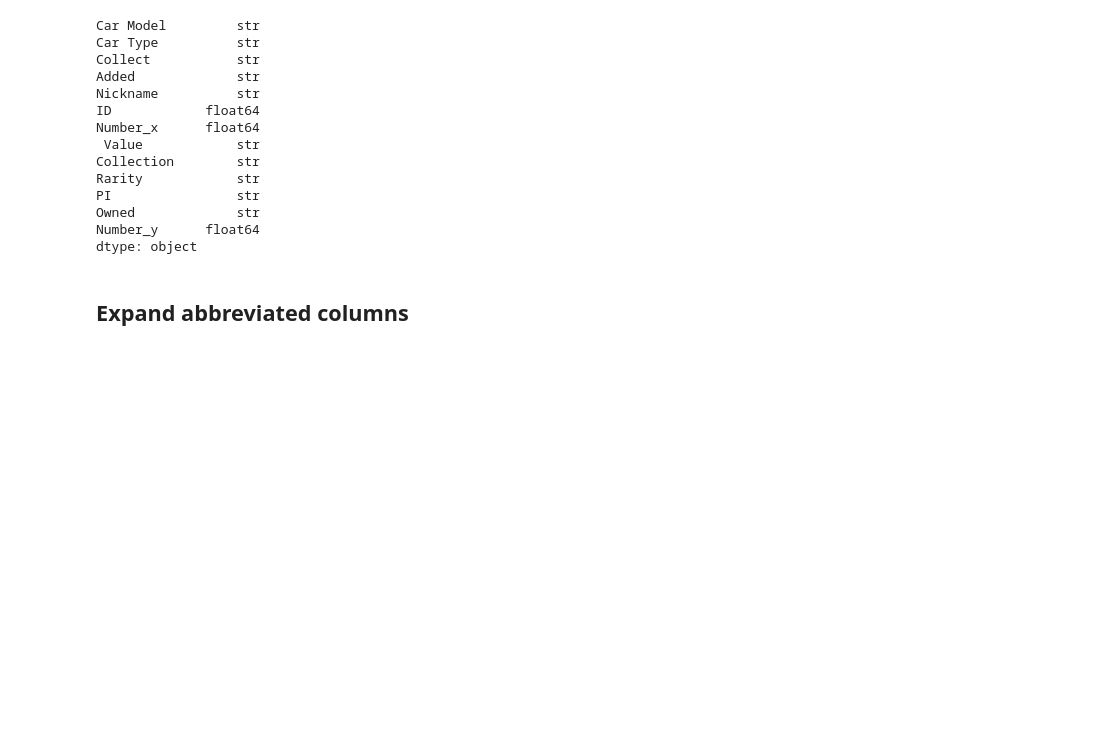
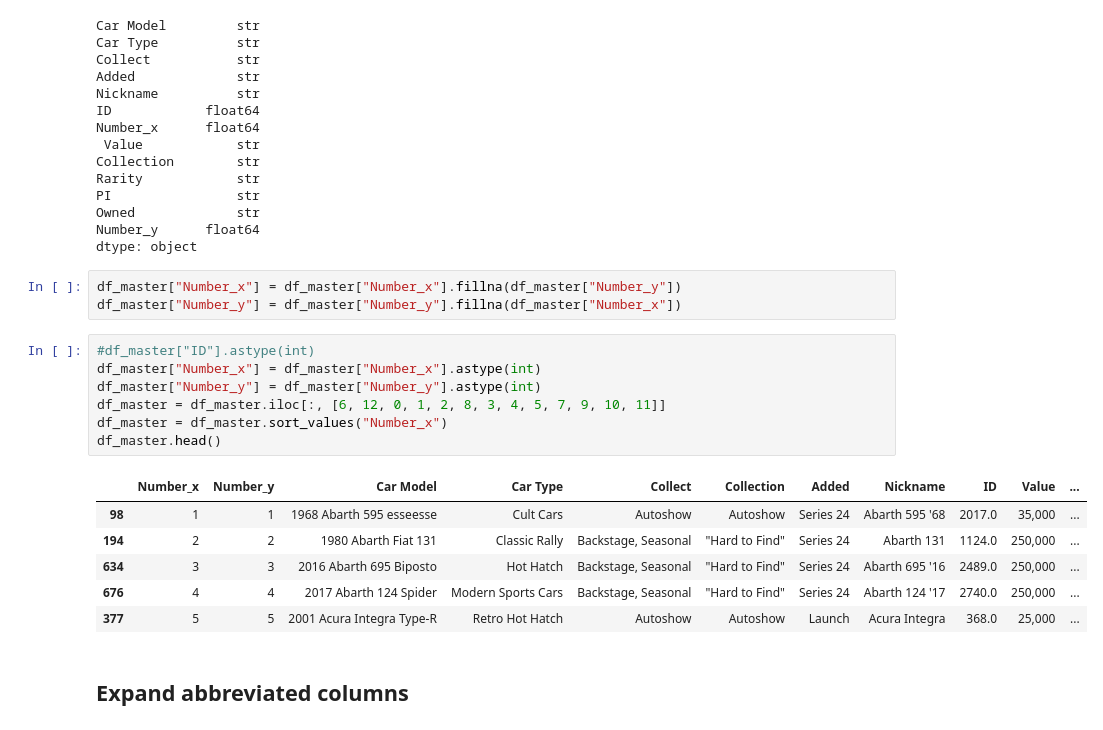
Before and after one commit to iaspidem/fh-cars-list, a Jupyter notebook: fh5-process-ext.ipynb, the cells around one changed output. Saved outputs shown, nothing was run; the diff lists cells and outputs as text; blank space fills up the shorter version.

Commit message:
rearrange columns and sort by original index

```diff
--- a/fh5-process-ext.ipynb
+++ b/fh5-process-ext.ipynb
@@ -360,6 +360,23 @@ PI                str
 Owned             str
 Number_y      float64
 dtype: object
+# %%
+df_master["Number_x"] = df_master["Number_x"].fillna(df_master["Number_y"])
+df_master["Number_y"] = df_master["Number_y"].fillna(df_master["Number_x"])
+# %%
+#df_master["ID"].astype(int)
+df_master["Number_x"] = df_master["Number_x"].astype(int)
+df_master["Number_y"] = df_master["Number_y"].astype(int)
+df_master = df_master.iloc[:, [6, 12, 0, 1, 2, 8, 3, 4, 5, 7, 9, 10, 11]]
+df_master = df_master.sort_values("Number_x")
+df_master.head()
+# %% [output]
+|  | Number_x | Number_y | Car Model | Car Type | Collect | Collection | Added | Nickname | ID | Value | ... |
+| 98 | 1 | 1 | 1968 Abarth 595 esseesse | Cult Cars | Autoshow | Autoshow | Series 24 | Abarth 595 '68 | 2017.0 | 35,000 | ... |
+| 194 | 2 | 2 | 1980 Abarth Fiat 131 | Classic Rally | Backstage, Seasonal | "Hard to Find" | Series 24 | Abarth 131 | 1124.0 | 250,000 | ... |
+| 634 | 3 | 3 | 2016 Abarth 695 Biposto | Hot Hatch | Backstage, Seasonal | "Hard to Find" | Series 24 | Abarth 695 '16 | 2489.0 | 250,000 | ... |
+| 676 | 4 | 4 | 2017 Abarth 124 Spider | Modern Sports Cars | Backstage, Seasonal | "Hard to Find" | Series 24 | Abarth 124 '17 | 2740.0 | 250,000 | ... |
+| 377 | 5 | 5 | 2001 Acura Integra Type-R | Retro Hot Hatch | Autoshow | Autoshow | Launch | Acura Integra | 368.0 | 25,000 | ... |
 # %% [markdown]
 ## Expand abbreviated columns
 # %% [markdown]
```
Also changed, not shown: parts of 4 cells of this notebook.
